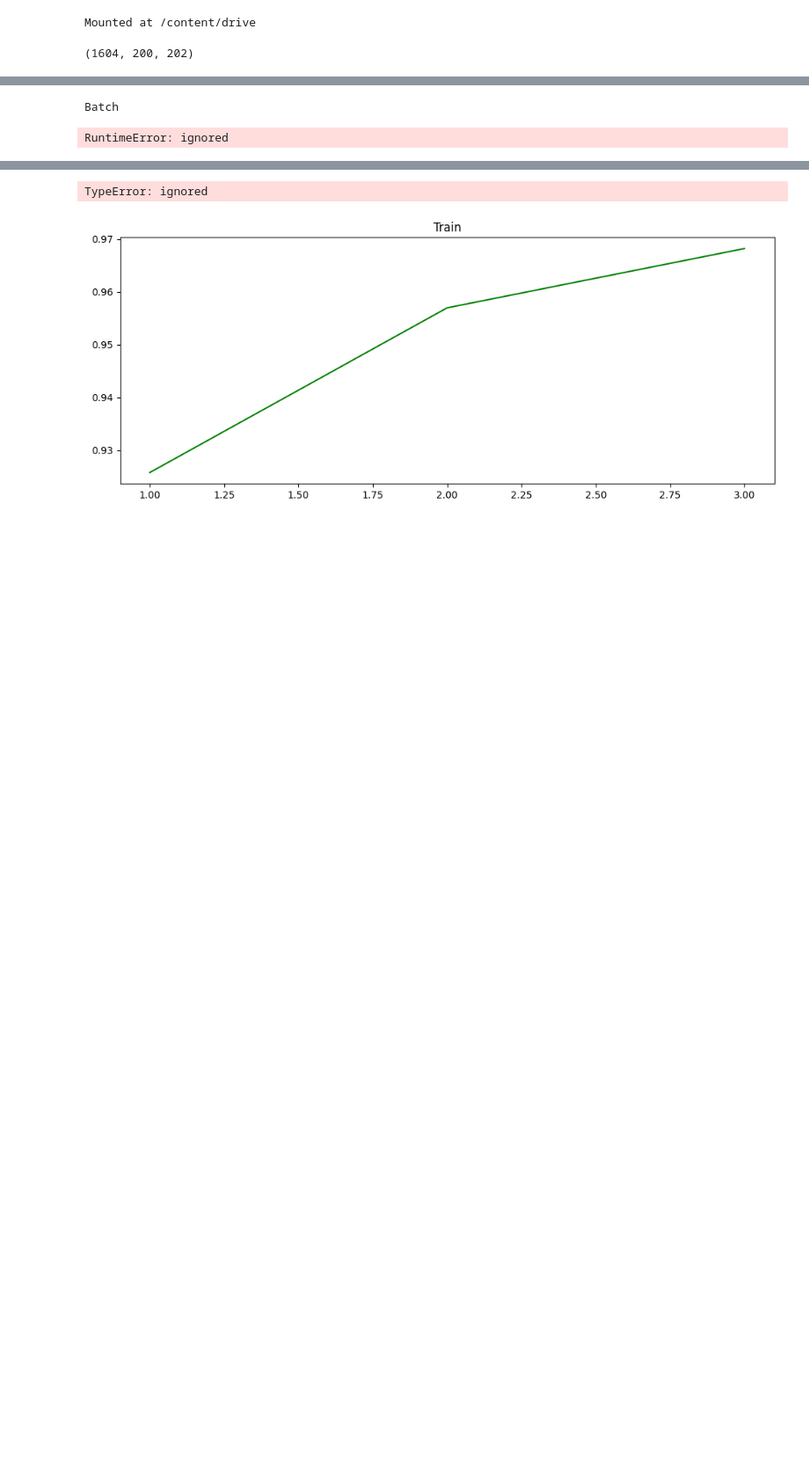
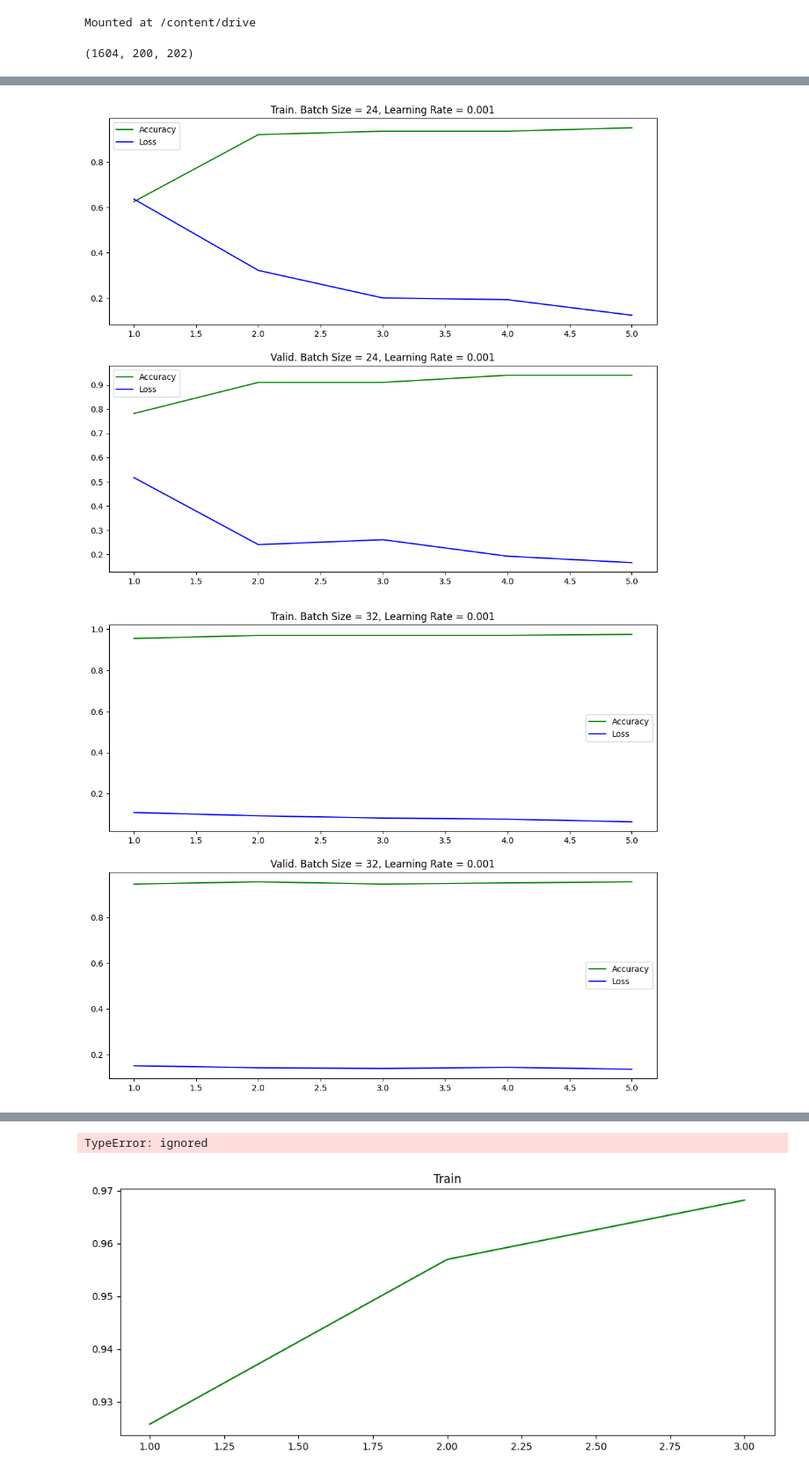
Before and after one commit to comandir26/CNN, a Jupyter notebook: main.ipynb, the cells around one changed output, grey strips where cells are left out. Shown: that part at 88% size. Saved outputs shown, nothing was run; the diff lists cells and outputs as text; code cells hidden in the pictures; blank space fills up the shorter version.

Commit message:
4 combinations of parameters

```diff
--- a/main.ipynb
+++ b/main.ipynb
@@ -194,2 +195,9 @@ WARNING:matplotlib.image:Clipping input data to the valid range for imshow with
+# %%
+'''
+parameters = {'lr': [0.0001, 0.001, 0.01],
+              'batch_size' : [8, 16, 24]}
+'''
+parameters = {'lr': [0.001, 0.01],
+              'batch_size' : [24, 32]}
 # %%
 device = torch.device("cuda:0") if torch.cuda.is_available() else torch.device("cpu")
@@ -202,10 +205,3 @@ device(type='cuda', index=0)
-# %%
-'''
-parameters = {'lr': [0.0001, 0.001, 0.01],
-              'batch_size' : [8, 16, 24]}
-'''
-parameters = {'lr': [0.001],
-              'batch_size' : [16]}
 # %%
 #test_accuracy_values = []
 #test_loss_values = []
@@ -213,12 +209,14 @@ parameters = {'lr': [0.001],
 for lr in parameters['lr']:
     optimizer = optim.Adam(params=model.parameters(), lr=lr)
     criterion = nn.BCELoss(reduction='sum')
+
     for bs in parameters['batch_size']:
+
         train_loader = DataLoader(dataset=train_data, batch_size=bs, shuffle = True)
         test_loader = DataLoader(dataset=test_data, batch_size=bs, shuffle = False)
         valid_loader = DataLoader(dataset=valid_data, batch_size=bs, shuffle = False)
 
-        epochs = 3
+        epochs = 5
 
         train_accuracy_values = []
         train_loss_values = []
@@ -234,8 +232,7 @@ for lr in parameters['lr']:
             epoch_val_loss = 0
             epoch_val_accuracy = 0
 
-            for data, label in train_loader:
-                print('Batch')
+            for data, label in test_loader:
                 data = data.to(device)
                 label = label.to(device)
 
@@ -248,9 +245,8 @@ for lr in parameters['lr']:
 
                 acc = np.array(([1 if (1 if output[j][0].detach() >= 0.5 else 0) == int(label[j]) else 0 for j in range(len(label))])).sum()
 
-                epoch_accuracy += acc / len(train_data)
-                epoch_loss += loss / len(train_data)
-
+                epoch_accuracy += acc / len(test_data)
+                epoch_loss += loss / len(test_data)
 
             model.eval()
             #with torch.no_grad():
@@ -276,16 +272,12 @@ for lr in parameters['lr']:
             print('Epoch: {}, train_accuracy: {}, train_loss: {}'.format(epoch + 1, epoch_accuracy, epoch_loss))
             print('Epoch: {}, valid_accuracy: {}, valid_loss: {}'.format(epoch + 1, epoch_val_accuracy, epoch_val_loss))
 
-        '''
-        Иначе не отрисуется график
-        У val_loss_values этого делать не нужно, так как with no_grad()
-        '''
-        train_loss_values = [value.detach() for value in train_loss_values]
-        val_loss_values = [value.detach() for value in val_loss_values]
+        train_loss_values = [value.cpu().detach().numpy() for value in train_loss_values]
+        val_loss_values = [value.cpu().detach().numpy() for value in val_loss_values]
 
         plt.figure(figsize=(12,10))
 
-        plt.subplot(1, 1, 1)
+        plt.subplot(2, 1, 1)
         plt.title(f"Train. Batch Size = {bs}, Learning Rate = {lr}")
         plt.plot(range(1, epochs + 1), train_accuracy_values, color = 'green')
         plt.plot(range(1, epochs + 1), train_loss_values, color = 'blue')
@@ -314,6 +306,8 @@ for lr in parameters['lr']:
             test_accuracy+=acc / len(test_data)
             test_loss+=loss / len(test_data)
 
+        torch.save(model.state_dict(), os.path.join("/content/drive/MyDrive/cnn", f"bs{bs}_lr{lr}_weight.pt"))
+
         print('LR: {}, BS: {}, test_accuracy: {}, test_loss: {}'.format(lr, bs, test_accuracy, test_loss))
 # %% [output]
 Epoch 1 start
@@ -320,2 +330,2 @@ Epoch 1 start
-Batch
-RuntimeError: ignored
+[figure, added]
+[figure, added]
```
Also changed, not shown: parts of 9 cells of this notebook.
